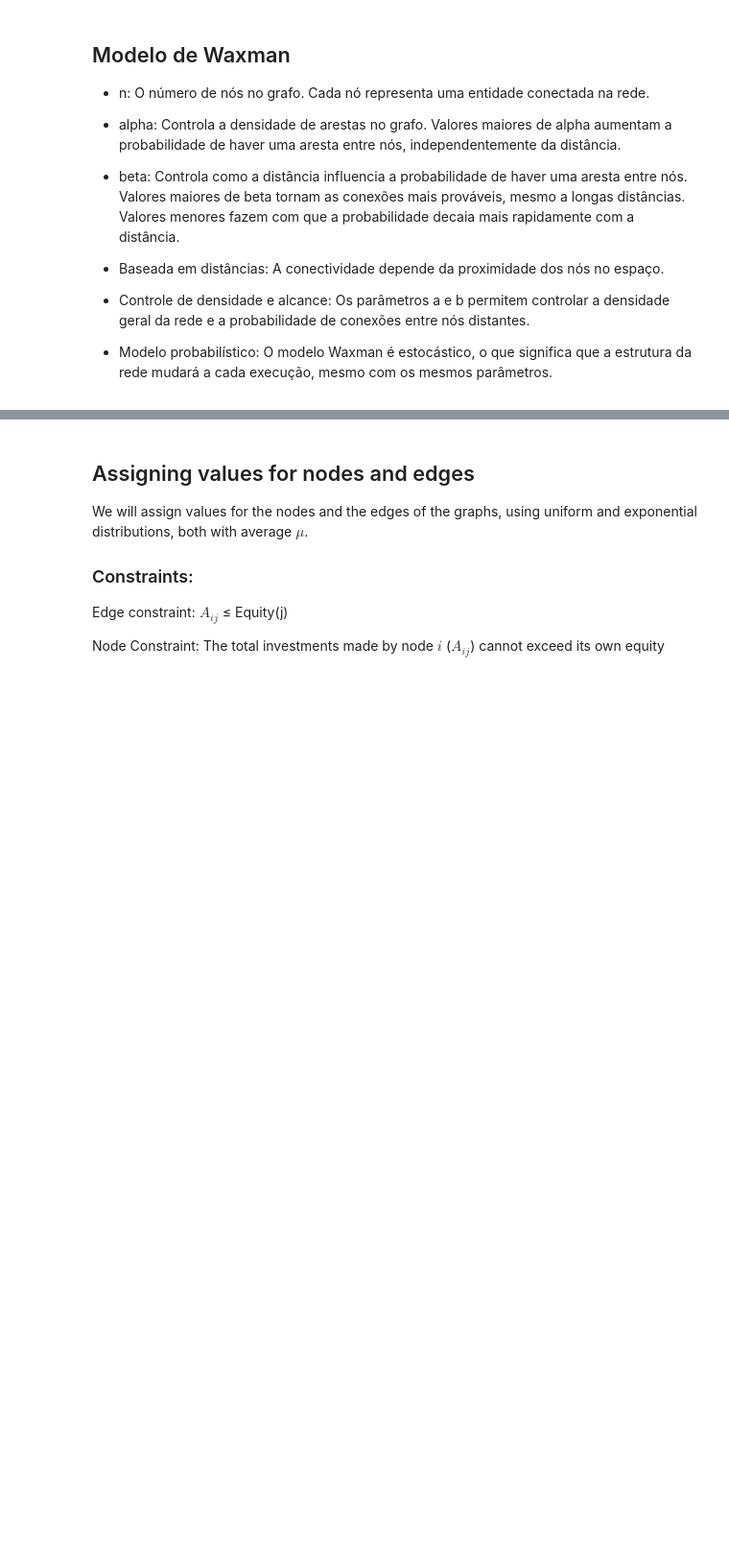
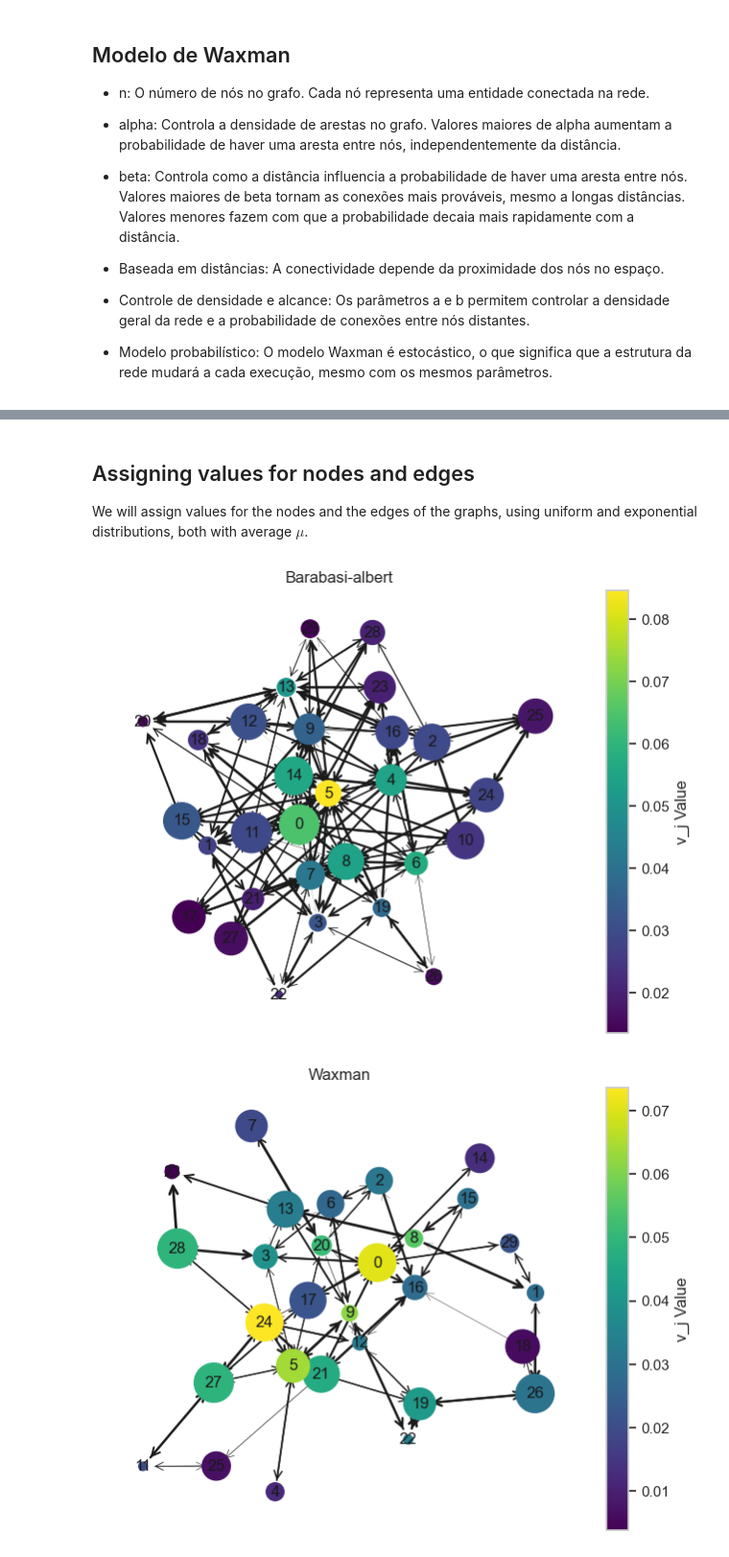
Before and after one commit to joaoduarteN/debtrank_analysis, a Jupyter notebook: debtrank.ipynb, the cells around one changed output, grey strips where cells are left out. Shown at 96% size. Cells and saved outputs as stored; diff of their text form; code cells hidden in the pictures; blank space fills up the shorter version.

```diff
--- a/debtrank.ipynb
+++ b/debtrank.ipynb
@@ -250,11 +250,6 @@ Analysis of Small-world Network:
 ## Assigning values for nodes and edges
 
 We will assign values for the nodes and the edges of the graphs, using uniform and exponential distributions, both with average $\mu$.
-### Constraints:
-Edge constraint: $A_{ij}$ ≤ Equity(j)
-
-
-Node Constraint: The total investments made by node $i$ ($A_{ij}$) cannot exceed its own equity
 # %%
 def assign_node_equity(G, mean_equity, distribution='uniform'):
     n = G.number_of_nodes()
@@ -348,3 +356,11 @@ graphs['erdos_renyi'] = ER_graph_complete
 graphs['barabasi_albert'] = BA_graph_complete
 graphs['small_world'] = SW_graph_complete
 graphs['waxman'] = WM_graph_complete
+# %%
+draw_graph(graphs['barabasi_albert'], 'Barabasi-albert')
+draw_graph(graphs['waxman'], 'Waxman')
+draw_graph(graphs['erdos_renyi'], 'Erdos-Renyi')
+draw_graph(graphs['small_world'], 'Small-world')
+# %% [output]
+[figure, added]
+[figure, added]
```
Also changed, not shown: parts of 37 cells of this notebook, 3 other files.
